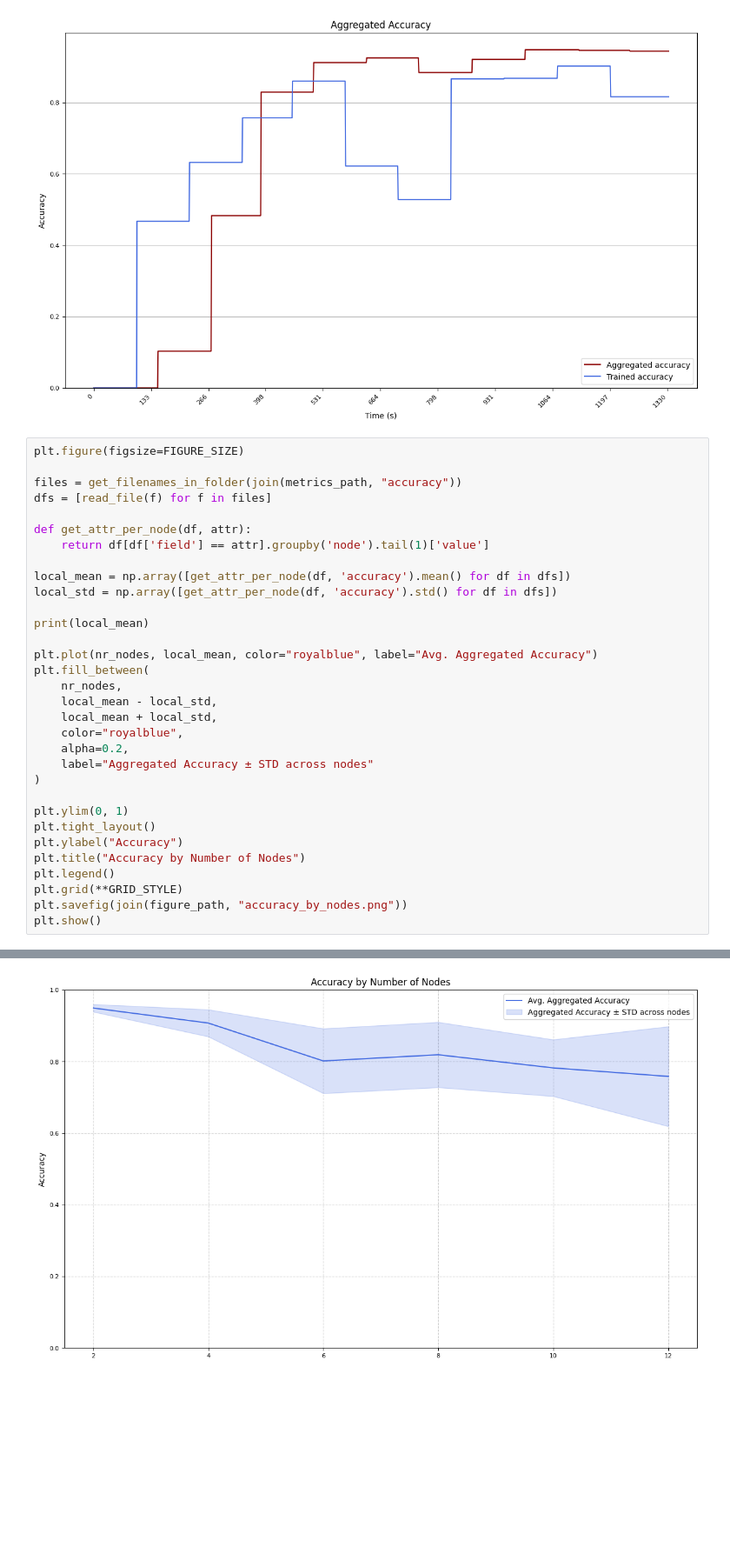
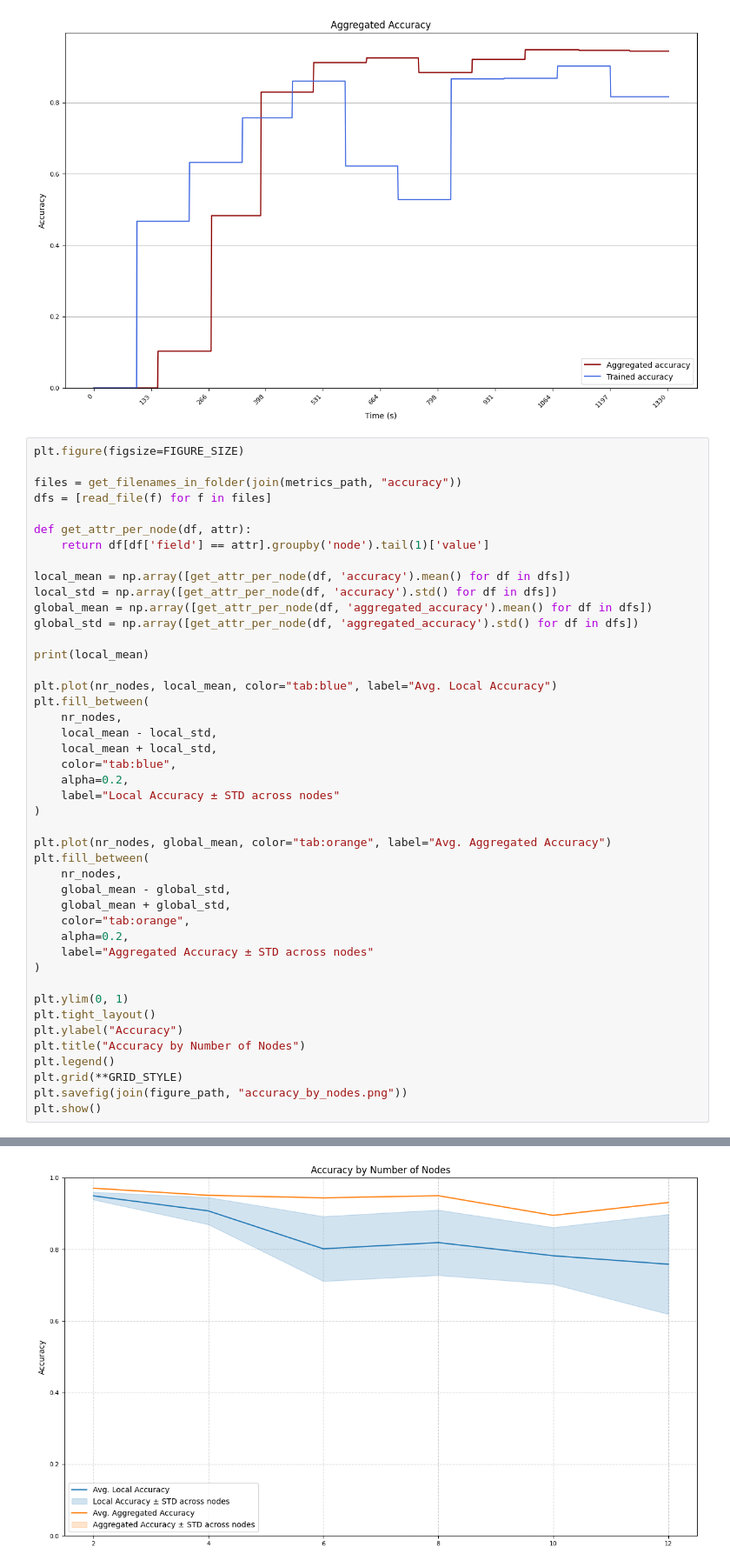
Before and after one commit to Altishofer/DFL_PeerBasedMixing, a Jupyter notebook: experiments/evaluation-plots.ipynb, the cells around one changed output, grey strips where cells are left out. Shown at 87% size. Saved outputs shown, nothing was run; the diff lists cells and outputs as text; blank space fills up the shorter version.

```diff
--- a/experiments/evaluation-plots.ipynb
+++ b/experiments/evaluation-plots.ipynb
@@ -483,33 +481,45 @@ plt.figure(figsize=FIGURE_SIZE)
 
 files = get_filenames_in_folder(join(metrics_path, "accuracy"))
 dfs = [read_file(f) for f in files]
 
 def get_attr_per_node(df, attr):
     return df[df['field'] == attr].groupby('node').tail(1)['value']
 
 local_mean = np.array([get_attr_per_node(df, 'accuracy').mean() for df in dfs])
 local_std = np.array([get_attr_per_node(df, 'accuracy').std() for df in dfs])
+global_mean = np.array([get_attr_per_node(df, 'aggregated_accuracy').mean() for df in dfs])
+global_std = np.array([get_attr_per_node(df, 'aggregated_accuracy').std() for df in dfs])
 
 print(local_mean)
 
-plt.plot(nr_nodes, local_mean, color="royalblue", label="Avg. Aggregated Accuracy")
+plt.plot(nr_nodes, local_mean, color="tab:blue", label="Avg. Local Accuracy")
 plt.fill_between(
     nr_nodes,
     local_mean - local_std,
     local_mean + local_std,
-    color="royalblue",
+    color="tab:blue",
+    alpha=0.2,
+    label="Local Accuracy ± STD across nodes"
+)
+
+plt.plot(nr_nodes, global_mean, color="tab:orange", label="Avg. Aggregated Accuracy")
+plt.fill_between(
+    nr_nodes,
+    global_mean - global_std,
+    global_mean + global_std,
+    color="tab:orange",
     alpha=0.2,
     label="Aggregated Accuracy ± STD across nodes"
 )
 
 plt.ylim(0, 1)
 plt.tight_layout()
 plt.ylabel("Accuracy")
 plt.title("Accuracy by Number of Nodes")
 plt.legend()
 plt.grid(**GRID_STYLE)
 plt.savefig(join(figure_path, "accuracy_by_nodes.png"))
 plt.show()
 # %% [output]
 [0.9495     0.9075     0.80166667 0.819      0.7822     0.7585    ]
-[figure, old version]
+[figure, new version]
```
Also changed, not shown: parts of 2 cells of this notebook.
